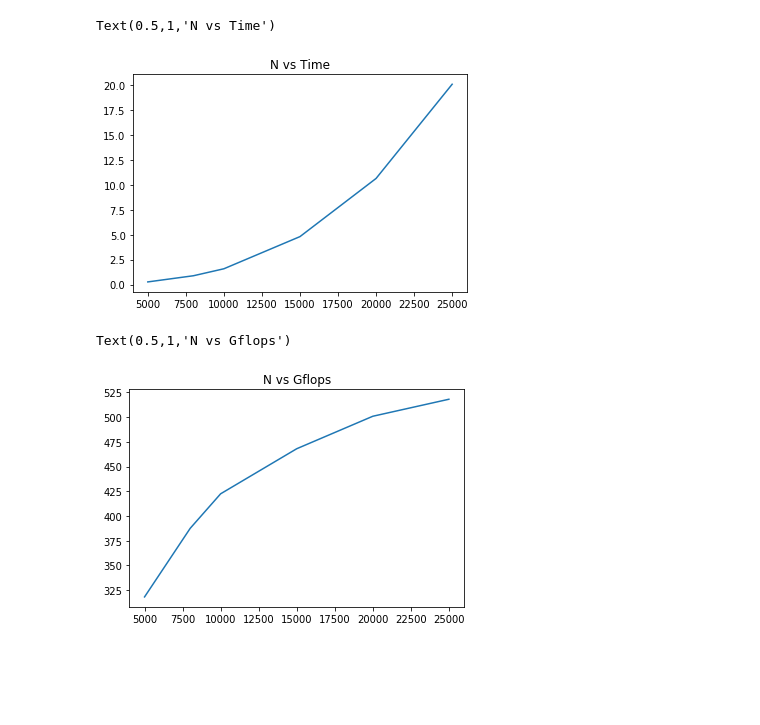
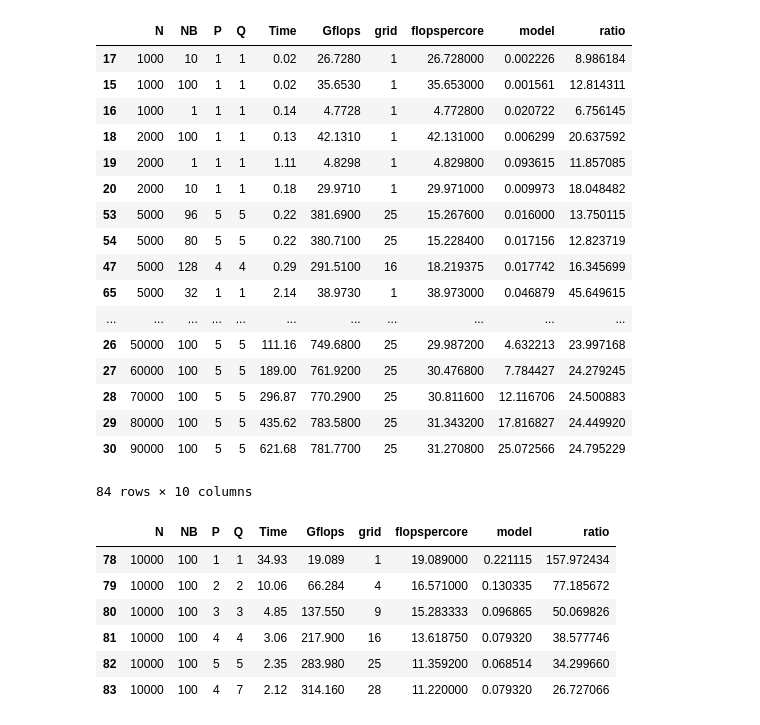
Before and after one commit to hypan599/cse6230, a Jupyter notebook: final/plot.ipynb, the cells around one changed output. Saved outputs shown, nothing was run; the diff lists cells and outputs as text; code cells hidden in the pictures; blank space fills up the shorter version.

```diff
--- a/final/plot.ipynb
+++ b/final/plot.ipynb
@@ -4,6 +5,25 @@ import matplotlib.pyplot as plt
+# %%
+FLOPS=2.15e12/28
+def my_model(N, NB, Q, la=6e-6, mu=3e-10, peak_flops=FLOPS, percent=False):
+    comp = (N * NB ** 2 / 6 + N * NB / 2 + N ** 2 * NB / Q + 2 * N ** 3 / 3 / Q / NB)
+    comp += 2 * (N ** 2 / Q + N * NB)
+    comp /= peak_flops
+
+    comm = 2 * N / NB * log(Q, 2) * (la + NB ** 2 * mu / 2)
+    comm += 2 * log(Q, 2) * (N * la / NB + mu * N ** 2 / Q / NB / 2)
+    comm += 2 * N * la * log(2 * Q, 2) / NB
+    comm += 2 * mu * (N + N ** 3 * log(Q, 2)/ (NB**2 * Q * 2))
+    if percent:
+        return comp + comm, comp / (comp + comm)
+    else:
+        return comp + comm
 # %%
-filename="r2r4.csv"
+filename="new.csv"
 # %%
 data = pd.read_csv(filename, header=None)
 data.columns = ["N", "NB", "P", "Q", "Time", "Gflops"]
 data["grid"] = data.P * data.Q
+data["flopspercore"] = data.Gflops / data.grid
+data["model"] = [my_model(n, b, q) for n, b ,q in zip(data.N, data.NB, data.P)]
+data["ratio"] = data.Time/data.model
+data = data.sort_values(by="N")
@@ -22,12 +30,21 @@ data_96_16
-# %%
-plt.plot(data_96_16.N, data_96_16.Time)
-plt.title("N vs Time")
-# %% [output]
-Text(0.5,1,'N vs Time')
-[figure, removed]
-# %%
-plt.plot(data_96_16.N, data_96_16.Gflops)
-plt.title("N vs Gflops")
-# %% [output]
-Text(0.5,1,'N vs Gflops')
-[figure, removed]
+# %%
+data
+# %% [output]
+|  | N | NB | P | Q | Time | Gflops | grid | flopspercore | model | ratio |
+| 17 | 1000 | 10 | 1 | 1 | 0.02 | 26.7280 | 1 | 26.728000 | 0.002226 | 8.986184 |
+| 15 | 1000 | 100 | 1 | 1 | 0.02 | 35.6530 | 1 | 35.653000 | 0.001561 | 12.814311 |
+| 16 | 1000 | 1 | 1 | 1 | 0.14 | 4.7728 | 1 | 4.772800 | 0.020722 | 6.756145 |
+| 18 | 2000 | 100 | 1 | 1 | 0.13 | 42.1310 | 1 | 42.131000 | 0.006299 | 20.637592 |
+| 19 | 2000 | 1 | 1 | 1 | 1.11 | 4.8298 | 1 | 4.829800 | 0.093615 | 11.857085 |
+| 20 | 2000 | 10 | 1 | 1 | 0.18 | 29.9710 | 1 | 29.971000 | 0.009973 | 18.048482 |
+| 53 | 5000 | 96 | 5 | 5 | 0.22 | 381.6900 | 25 | 15.267600 | 0.016000 | 13.750115 |
+| 54 | 5000 | 80 | 5 | 5 | 0.22 | 380.7100 | 25 | 15.228400 | 0.017156 | 12.823719 |
+| 47 | 5000 | 128 | 4 | 4 | 0.29 | 291.5100 | 16 | 18.219375 | 0.017742 | 16.345699 |
+| 65 | 5000 | 32 | 1 | 1 | 2.14 | 38.9730 | 1 | 38.973000 | 0.046879 | 45.649615 |
+| ... | ... | ... | ... | ... | ... | ... | ... | ... | ... | ... |
+| 26 | 50000 | 100 | 5 | 5 | 111.16 | 749.6800 | 25 | 29.987200 | 4.632213 | 23.997168 |
+| 27 | 60000 | 100 | 5 | 5 | 189.00 | 761.9200 | 25 | 30.476800 | 7.784427 | 24.279245 |
+| 28 | 70000 | 100 | 5 | 5 | 296.87 | 770.2900 | 25 | 30.811600 | 12.116706 | 24.500883 |
+| 29 | 80000 | 100 | 5 | 5 | 435.62 | 783.5800 | 25 | 31.343200 | 17.816827 | 24.449920 |
+| 30 | 90000 | 100 | 5 | 5 | 621.68 | 781.7700 | 25 | 31.270800 | 25.072566 | 24.795229 |
+84 rows × 10 columns
@@ -33,0 +60,11 @@ Text(0.5,1,'N vs Gflops')
+# %%
+data_use = data_use.sort_values(by="NB").loc[list(range(78, 84)), :]
+data_use
+# %% [output]
+|  | N | NB | P | Q | Time | Gflops | grid | flopspercore | model | ratio |
+| 78 | 10000 | 100 | 1 | 1 | 34.93 | 19.089 | 1 | 19.089000 | 0.221115 | 157.972434 |
+| 79 | 10000 | 100 | 2 | 2 | 10.06 | 66.284 | 4 | 16.571000 | 0.130335 | 77.185672 |
+| 80 | 10000 | 100 | 3 | 3 | 4.85 | 137.550 | 9 | 15.283333 | 0.096865 | 50.069826 |
+| 81 | 10000 | 100 | 4 | 4 | 3.06 | 217.900 | 16 | 13.618750 | 0.079320 | 38.577746 |
+| 82 | 10000 | 100 | 5 | 5 | 2.35 | 283.980 | 25 | 11.359200 | 0.068514 | 34.299660 |
+| 83 | 10000 | 100 | 4 | 7 | 2.12 | 314.160 | 28 | 11.220000 | 0.079320 | 26.727066 |
```
Also changed, not shown: parts of 12 cells of this notebook, 20 other files.
